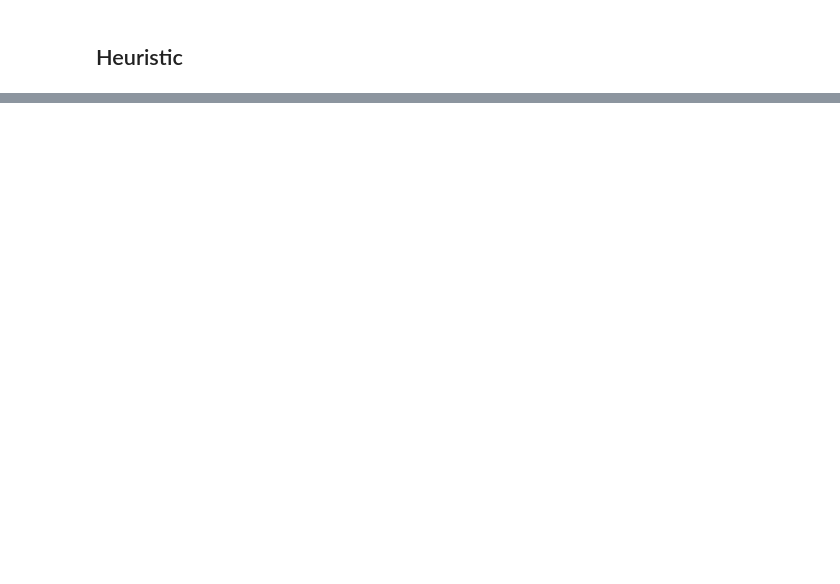
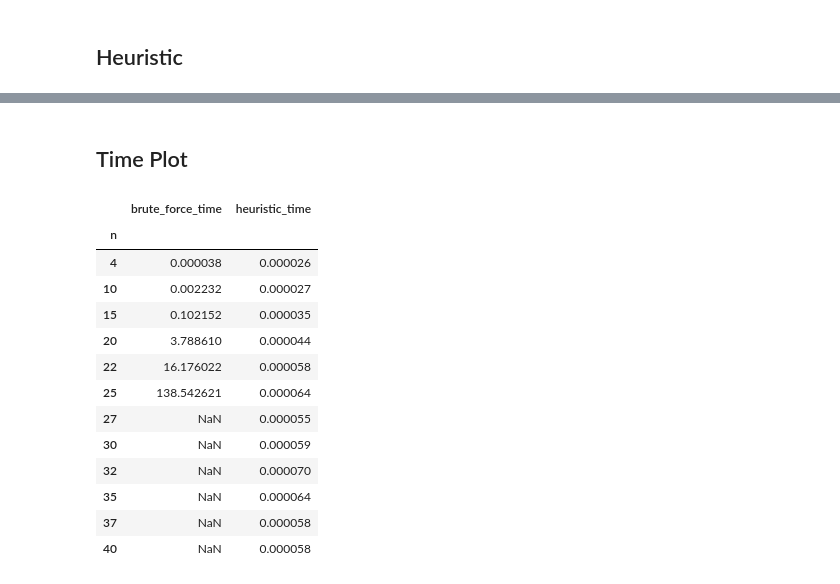
Before and after one commit to podondra/knapsack-problem, a Jupyter notebook: 01-experiments.ipynb, the cells around one changed output, grey strips where cells are left out. Saved outputs shown, nothing was run; the diff lists cells and outputs as text; code cells hidden in the pictures; blank space fills up the shorter version.

```diff
--- a/01-experiments.ipynb
+++ b/01-experiments.ipynb
@@ -155,0 +126,20 @@ df.groupby(by='n')['n', 'relative_error'].mean().plot(kind='scatter', x='n', y='
+# %% [markdown]
+## Time Plot
+# %%
+times = df.groupby(by='n')[['brute_force_time', 'heuristic_time']].mean()
+times
+# %% [output]
+|  | brute_force_time | heuristic_time |
+| n |  |  |
+| 4 | 0.000038 | 0.000026 |
+| 10 | 0.002232 | 0.000027 |
+| 15 | 0.102152 | 0.000035 |
+| 20 | 3.788610 | 0.000044 |
+| 22 | 16.176022 | 0.000058 |
+| 25 | 138.542621 | 0.000064 |
+| 27 | NaN | 0.000055 |
+| 30 | NaN | 0.000059 |
+| 32 | NaN | 0.000070 |
+| 35 | NaN | 0.000064 |
+| 37 | NaN | 0.000058 |
+| 40 | NaN | 0.000058 |
```
Also changed, not shown: parts of 18 cells of this notebook, 4 other files.
